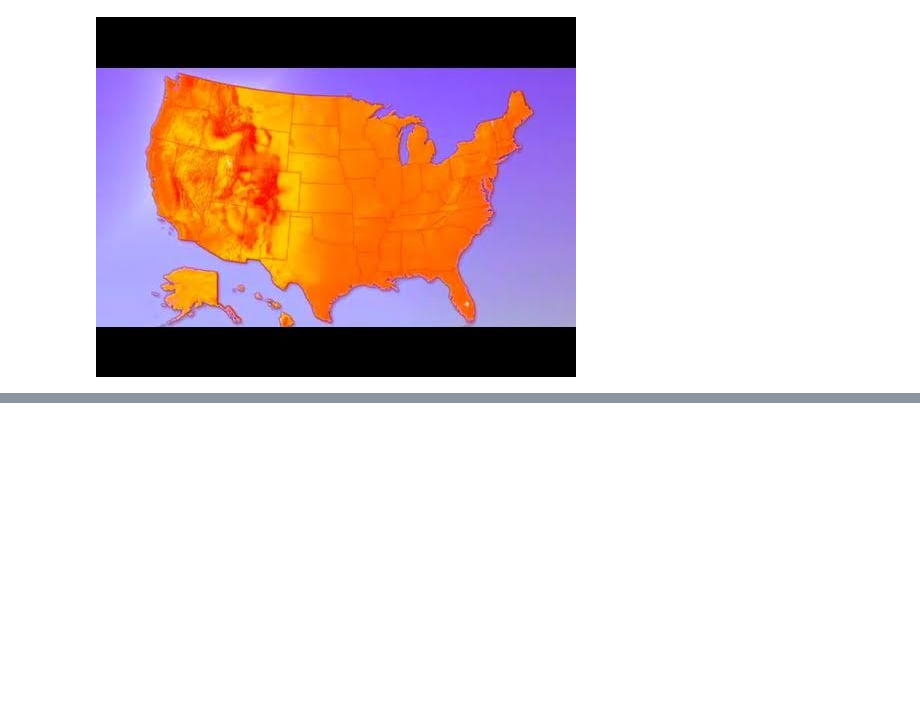
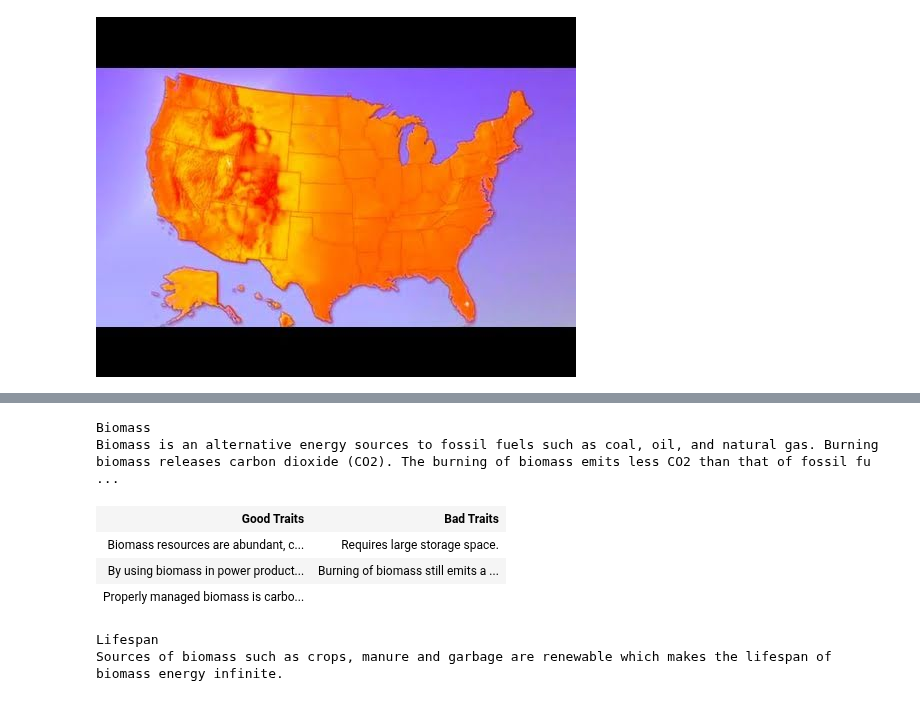
Before and after one commit to ULeth-Math-CS/Callysto, a Jupyter notebook: Jazlyn Pedersen /Resources and Recycling.ipynb, the cells around one changed output, grey strips where cells are left out. Drawn from its saved outputs; the diff is of its cells as text; code cells hidden in the pictures; blank space fills up the shorter version.

```diff
--- a/Jazlyn Pedersen /Resources and Recycling.ipynb
+++ b/Jazlyn Pedersen /Resources and Recycling.ipynb
@@ -248,0 +425,55 @@ In order to get comfortable with the two types of Energy Sources, try matching e
+# %%
+%%html
+<head>
+<style>
+table, th, td {
+  border: 1px solid black;
+  border-collapse: collapse;
+}
+th, td {
+  padding: 5px;
+  text-align: left;
+}
+</style>
+</head>
+<body>
+
+<h1>Biomass</h1>
+<p>Biomass is an alternative energy sources to fossil fuels such as coal, oil, and natural gas. Burning biomass releases carbon dioxide (CO2). The burning of biomass emits less CO2 than that of fossil fuels.</p>
+<table style="width:100%">
+  <tr>
+    <th>Good Traits</th>
+    <th>Bad Traits</th>
+  </tr>
+  <tr>
+    <td>Biomass resources are abundant, cost-effective and political risk is limited.</td>
+    <td>Requires large storage space.</td>
+
+  </tr>
+  <tr>
+    <td>By using biomass in power production instead of fossil fuels, CO2 emissions are significantly reduced.</td>
+    <td>Burning of biomass still emits a fair level of CO2 and without proper management of biomass usage this CO2 could easily become a green house gas. </td>
+
+  </tr>
+  <tr>
+    <td>Properly managed biomass is carbon neutral over time. If not done in a sustainable way, biomass burning is doing more harm than good.</td>
+    <td></td>
+
+  </tr>
+</table>
+
+<h3>Lifespan</h3>
+<p>Sources of biomass such as crops, manure and garbage are renewable which makes the lifespan of biomass energy infinite. </p>
+
+
+</body>
+</html>
+# %% [output]
+Biomass
+Biomass is an alternative energy sources to fossil fuels such as coal, oil, and natural gas. Burning biomass releases carbon dioxide (CO2). The burning of biomass emits less CO2 than that of fossil fu ...
+| Good Traits | Bad Traits |
+| Biomass resources are abundant, c... | Requires large storage space. |
+| By using biomass in power product... | Burning of biomass still emits a ... |
+| Properly managed biomass is carbo... |  |
+Lifespan
+Sources of biomass such as crops, manure and garbage are renewable which makes the lifespan of biomass energy infinite.
```
Also changed, not shown: parts of 22 cells of this notebook.
